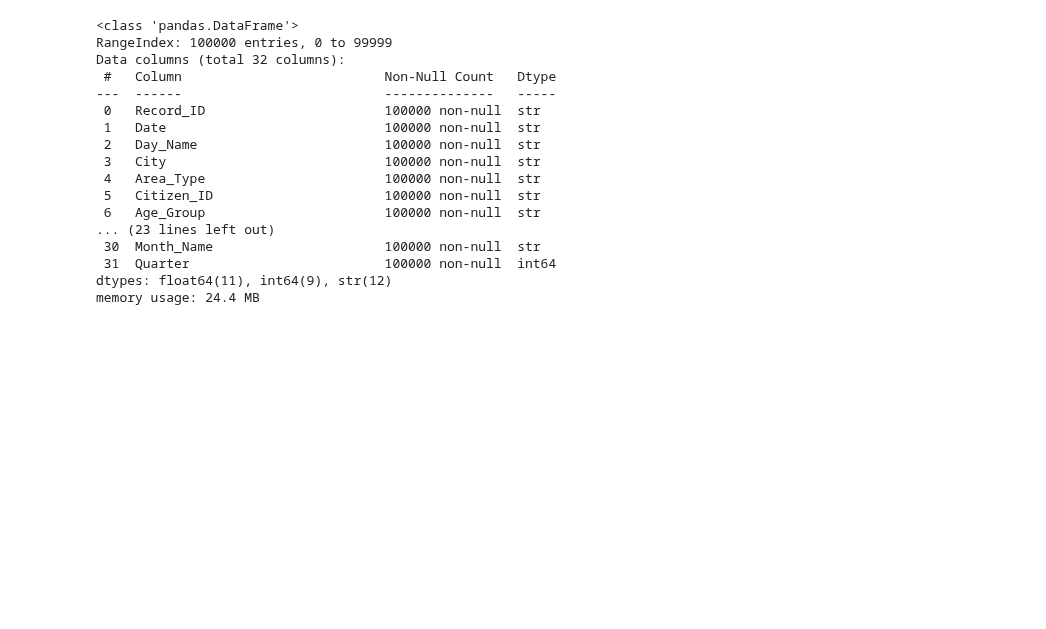
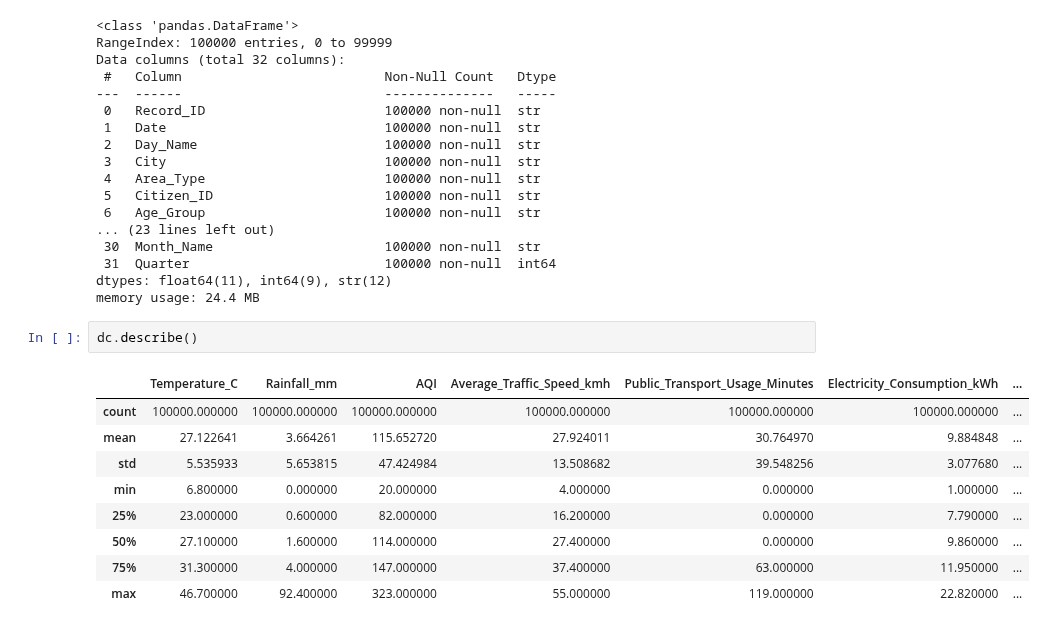
Before and after one commit to Suraj-kumar121K/PANDAS-CURSE, a Jupyter notebook: smart_city_urban_life_analysis_Project/EDA_Problem.ipynb, the cells around one changed output. Cells and saved outputs as stored; diff of their text form; blank space fills up the shorter version.

```diff
--- a/smart_city_urban_life_analysis_Project/EDA_Problem.ipynb
+++ b/smart_city_urban_life_analysis_Project/EDA_Problem.ipynb
@@ -44,3 +44,15 @@ Data columns (total 32 columns):
  31  Quarter                         100000 non-null  int64
 dtypes: float64(11), int64(9), str(12)
 memory usage: 24.4 MB
+# %%
+dc.describe()
+# %% [output]
+|  | Temperature_C | Rainfall_mm | AQI | Average_Traffic_Speed_kmh | Public_Transport_Usage_Minutes | Electricity_Consumption_kWh | ... |
+| count | 100000.000000 | 100000.000000 | 100000.000000 | 100000.000000 | 100000.000000 | 100000.000000 | ... |
+| mean | 27.122641 | 3.664261 | 115.652720 | 27.924011 | 30.764970 | 9.884848 | ... |
+| std | 5.535933 | 5.653815 | 47.424984 | 13.508682 | 39.548256 | 3.077680 | ... |
+| min | 6.800000 | 0.000000 | 20.000000 | 4.000000 | 0.000000 | 1.000000 | ... |
+| 25% | 23.000000 | 0.600000 | 82.000000 | 16.200000 | 0.000000 | 7.790000 | ... |
+| 50% | 27.100000 | 1.600000 | 114.000000 | 27.400000 | 0.000000 | 9.860000 | ... |
+| 75% | 31.300000 | 4.000000 | 147.000000 | 37.400000 | 63.000000 | 11.950000 | ... |
+| max | 46.700000 | 92.400000 | 323.000000 | 55.000000 | 119.000000 | 22.820000 | ... |
```
Also changed, not shown: parts of 3 cells of this notebook, 1 other file.
